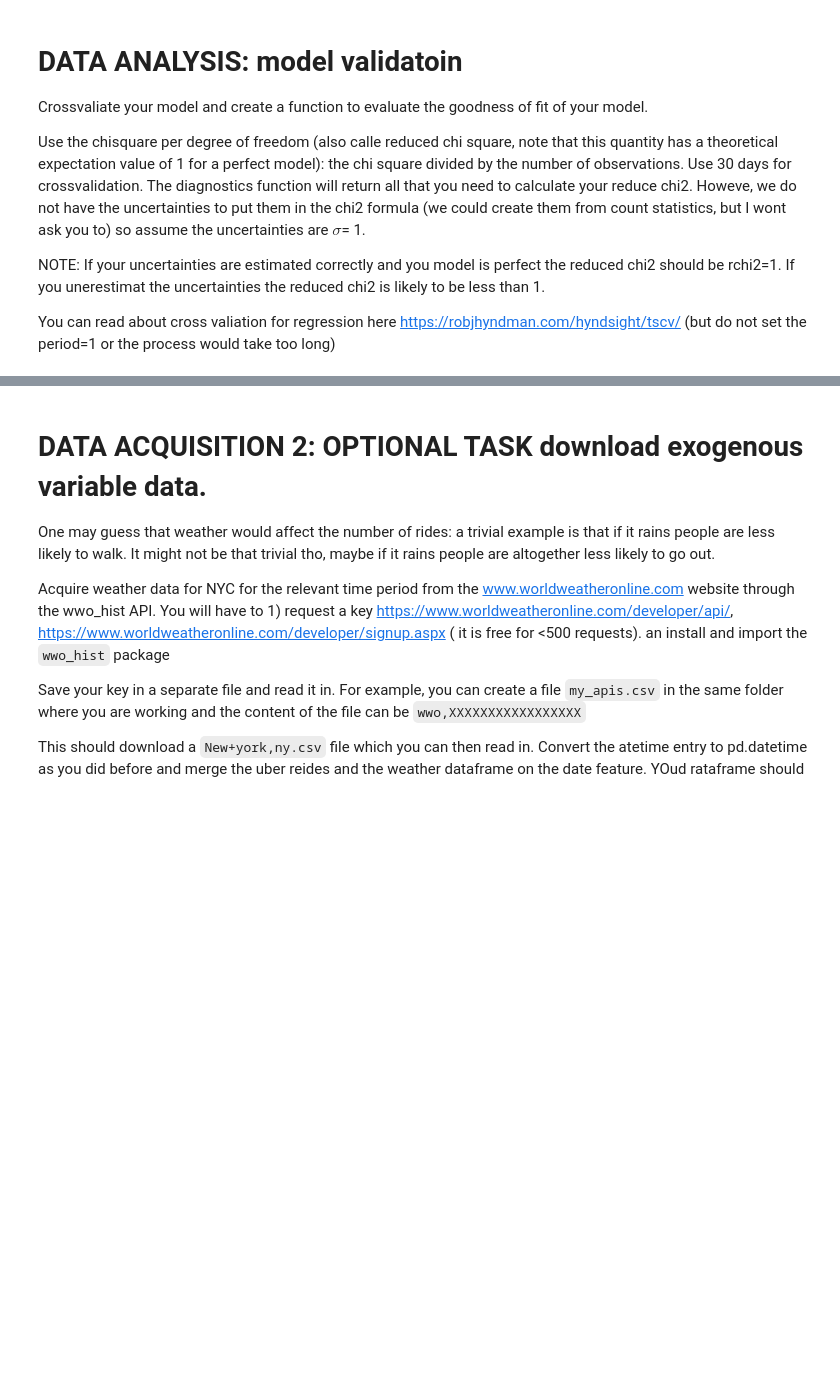
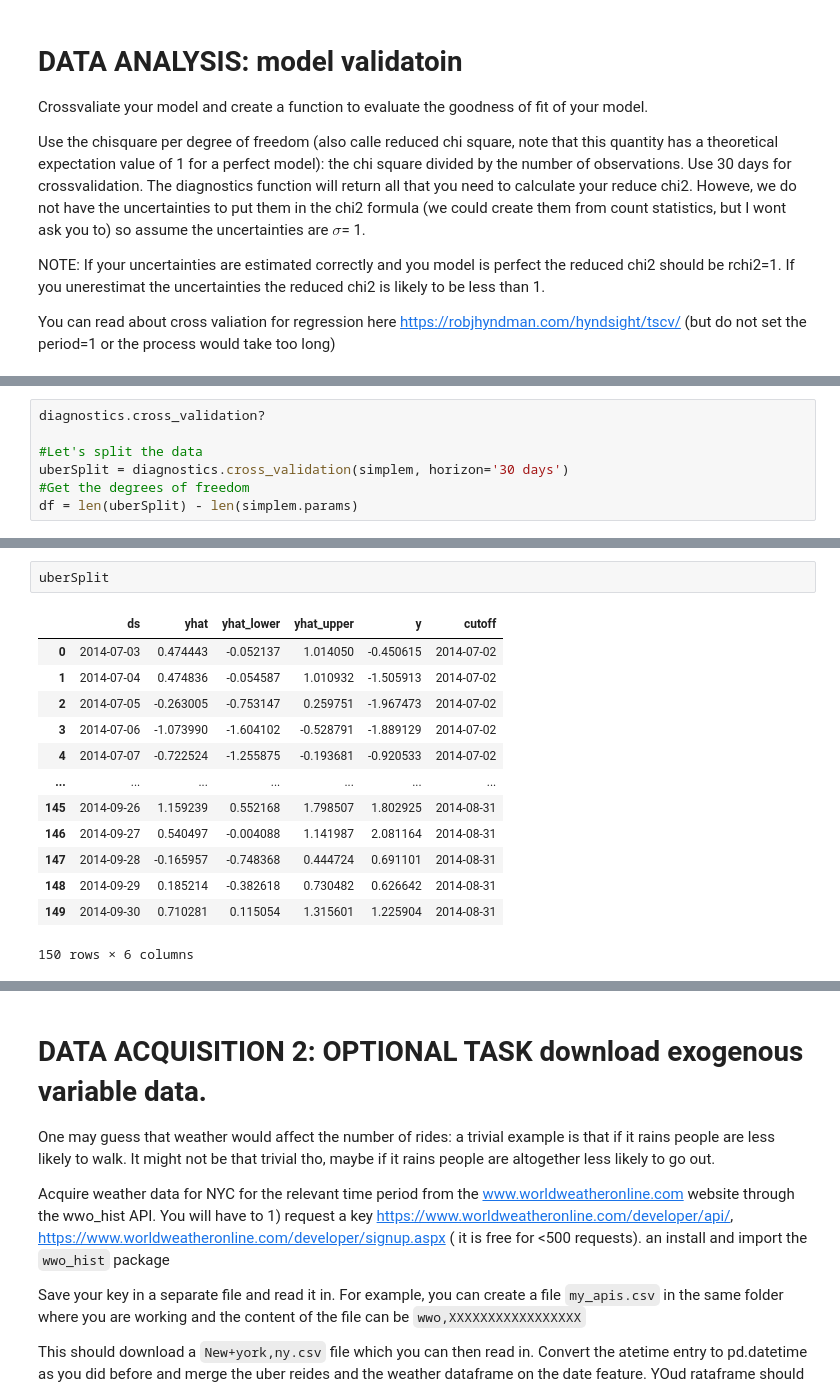
Before and after one commit to Legacy560/MLTSA25_RWolynetz, a Jupyter notebook: HW3/HW3_RWolynetz_FBProphet.ipynb, the cells around one changed output, grey strips where cells are left out. Drawn from its saved outputs; the diff is of its cells as text; blank space fills up the shorter version.

```diff
--- a/HW3/HW3_RWolynetz_FBProphet.ipynb
+++ b/HW3/HW3_RWolynetz_FBProphet.ipynb
@@ -238,0 +229,7 @@ rchi2(...
+# %%
+diagnostics.cross_validation?
+
+#Let's split the data
+uberSplit = diagnostics.cross_validation(simplem, horizon='30 days')
+#Get the degrees of freedom
+df = len(uberSplit) - len(simplem.params)
@@ -238,0 +255,16 @@ rchi2(...
+# %%
+uberSplit
+# %% [output]
+|  | ds | yhat | yhat_lower | yhat_upper | y | cutoff |
+| 0 | 2014-07-03 | 0.474443 | -0.052137 | 1.014050 | -0.450615 | 2014-07-02 |
+| 1 | 2014-07-04 | 0.474836 | -0.054587 | 1.010932 | -1.505913 | 2014-07-02 |
+| 2 | 2014-07-05 | -0.263005 | -0.753147 | 0.259751 | -1.967473 | 2014-07-02 |
+| 3 | 2014-07-06 | -1.073990 | -1.604102 | -0.528791 | -1.889129 | 2014-07-02 |
+| 4 | 2014-07-07 | -0.722524 | -1.255875 | -0.193681 | -0.920533 | 2014-07-02 |
+| ... | ... | ... | ... | ... | ... | ... |
+| 145 | 2014-09-26 | 1.159239 | 0.552168 | 1.798507 | 1.802925 | 2014-08-31 |
+| 146 | 2014-09-27 | 0.540497 | -0.004088 | 1.141987 | 2.081164 | 2014-08-31 |
+| 147 | 2014-09-28 | -0.165957 | -0.748368 | 0.444724 | 0.691101 | 2014-08-31 |
+| 148 | 2014-09-29 | 0.185214 | -0.382618 | 0.730482 | 0.626642 | 2014-08-31 |
+| 149 | 2014-09-30 | 0.710281 | 0.115054 | 1.315601 | 1.225904 | 2014-08-31 |
+150 rows × 6 columns
```
Also changed, not shown: parts of 14 cells of this notebook.
